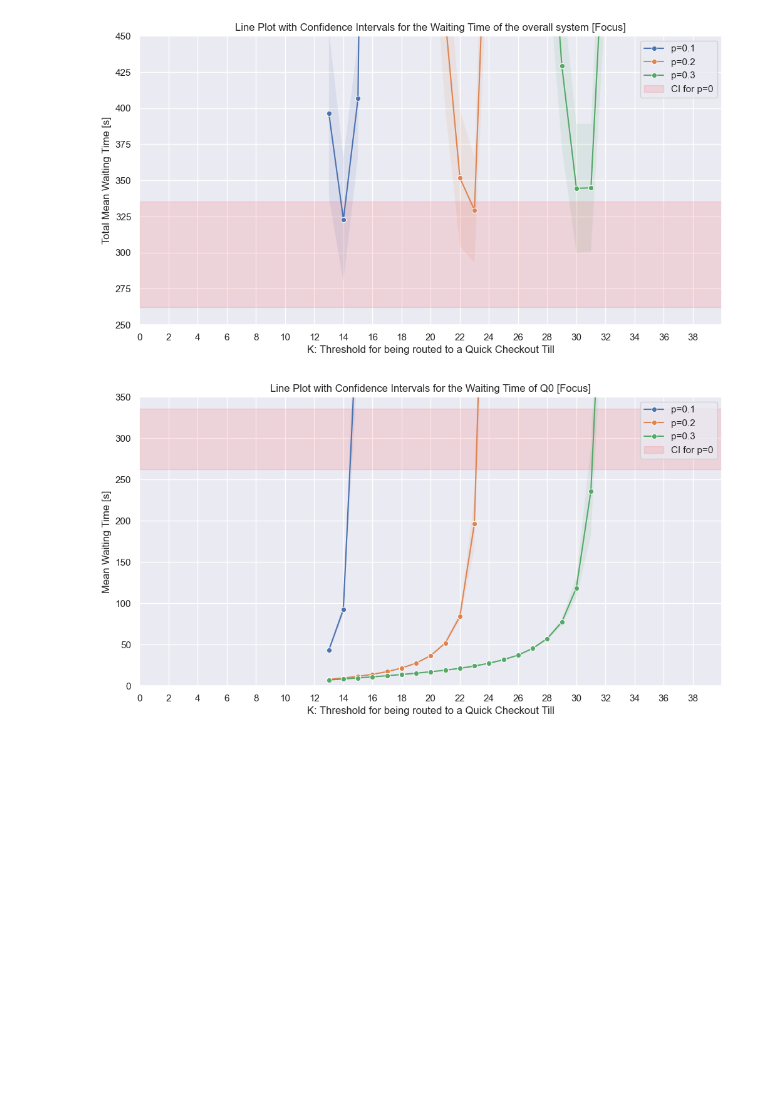
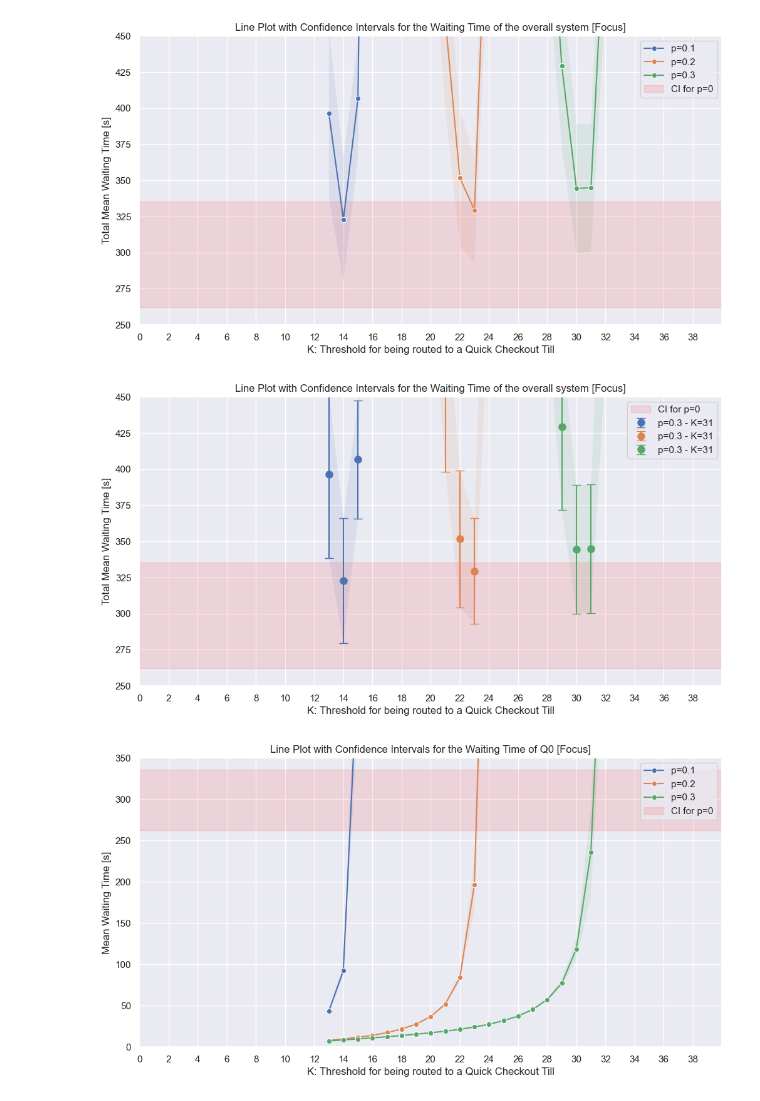
Before and after one commit to giovanniligato/P3CSN, a Jupyter notebook: Implementation/Python_Scripts/MainExperiments/First-Exponential/main_script.ipynb, the cells around one changed output. Cells and saved outputs as stored; diff of their text form; code cells hidden in the pictures; blank space fills up the shorter version.

```diff
--- a/Implementation/Python_Scripts/MainExperiments/First-Exponential/main_script.ipynb
+++ b/Implementation/Python_Scripts/MainExperiments/First-Exponential/main_script.ipynb
@@ -251,6 +251,71 @@ plt.legend()
 plt.show()
 # %% [output]
 [figure]
+# %%
+# Total Waiting Time (Global Sink)
+
+sns.set(style="darkgrid")
+plt.figure(figsize=(12, 6))
+
+# Performance Index
+pi = "TW"
+
+
+for p_ in p:
+
+    # We save in y_W all the values for the current p_
+    y_W = []
+
+    # Confidence Interval Bounds
+    ci_lb = []
+    ci_ub = []
+
+    ci = []
+
+    for k in K:
+
+        # Current configuration
+        couple = f"{p_}_{k}"
+
+        # We add one value to y_W
+        y_W.append(PI_df[pi][couple]["GS"].mean())
+
+        # We compute the confidence interval bounds
+        ci_lb.append(PI_df[pi][couple]["GS"].mean() - (1.96 * (PI_df[pi][couple]["GS"].std() / math.sqrt(n))))
+        ci_ub.append(PI_df[pi][couple]["GS"].mean() + (1.96 * (PI_df[pi][couple]["GS"].std() / math.sqrt(n))))
+        ci.append(1.96 * (PI_df[pi][couple]["GS"].std() / math.sqrt(n)))
+
+    # We plot the confidence intervals
+    plt.fill_between(K, ci_lb, ci_ub, alpha=0.1)
+
+    plt.errorbar(x=K, y=y_W, fmt='o', yerr=ci, markersize=8, capsize=5, label=f"p={cc.split('_')[0]} - K={cc.split('_')[1]}")
+
+    # We plot the line for the current p_
+    # sns.lineplot(x=K, y=y_W, marker='o', label=f"p={p_}")
+
+
+# Mean Value in the case of p = 0 298.760315255702
+# Confidence Interval Bounds: LB: 262.11756154619184  UB: 335.4030689652121
+# plt.fill_between(y=[262.118, 335.403], alpha=0.1)
+# plt.axhline(y=262.118, color='red', alpha=0.3, linestyle='-')
+# plt.axhline(y=335.403, color='red', alpha=0.3, linestyle='-')
+plt.fill_betweenx([262.118, 335.403], 0, 40, color='red', alpha=0.1, label="CI for p=0")
+
+plt.xticks(np.arange(0, 40, 2))
+
+# Set the x-axis limits
+plt.xlim(0, 40)
+# Set the y-axis limits
+plt.ylim(250, 450)
+
+plt.title('Line Plot with Confidence Intervals for the Waiting Time of the overall system [Focus]')
+plt.xlabel('K: Threshold for being routed to a Quick Checkout Till')
+plt.ylabel('Total Mean Waiting Time [s]')
+
+plt.legend()
+plt.show()
+# %% [output]
+[figure, added]
 # %%
 # Mean Waiting Time for Q0
 # Q0 is a quick checkout till in each configuration (p=0.1, p=0.2, p=0.3)
```
Also changed, not shown: parts of 2 cells of this notebook, 16 other files.
